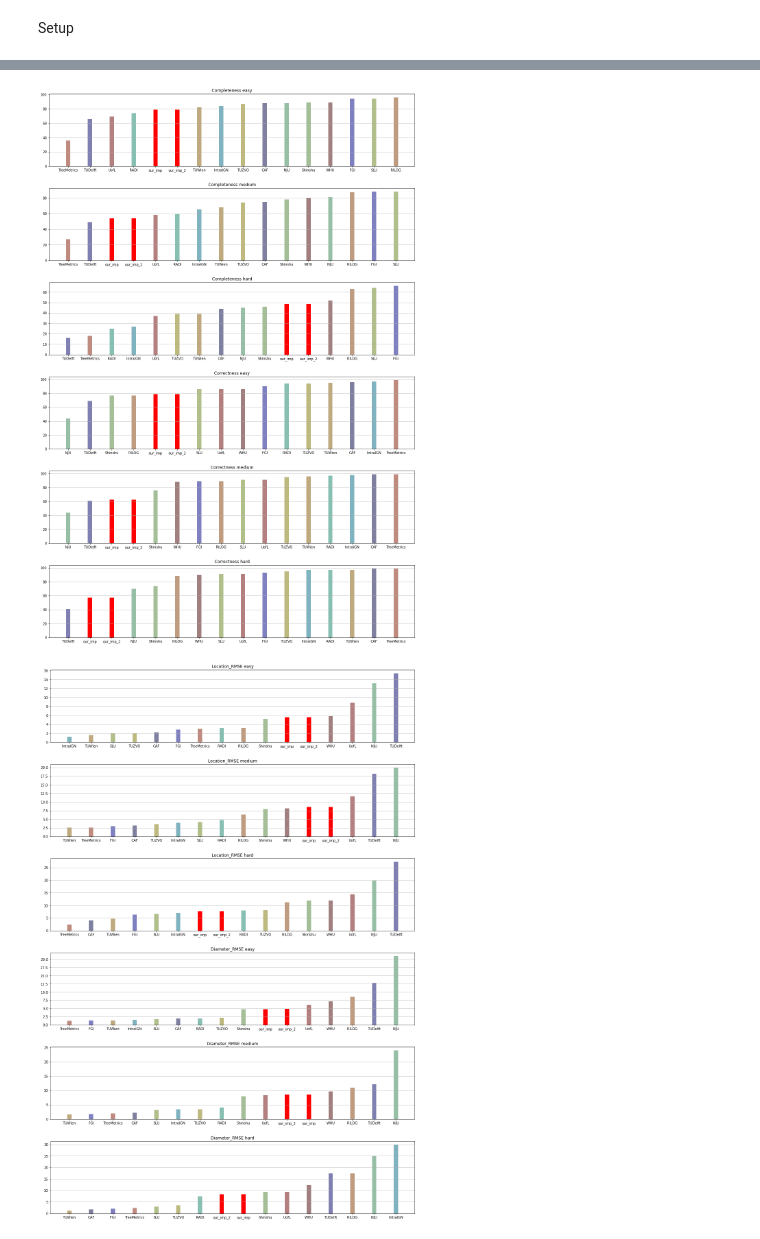
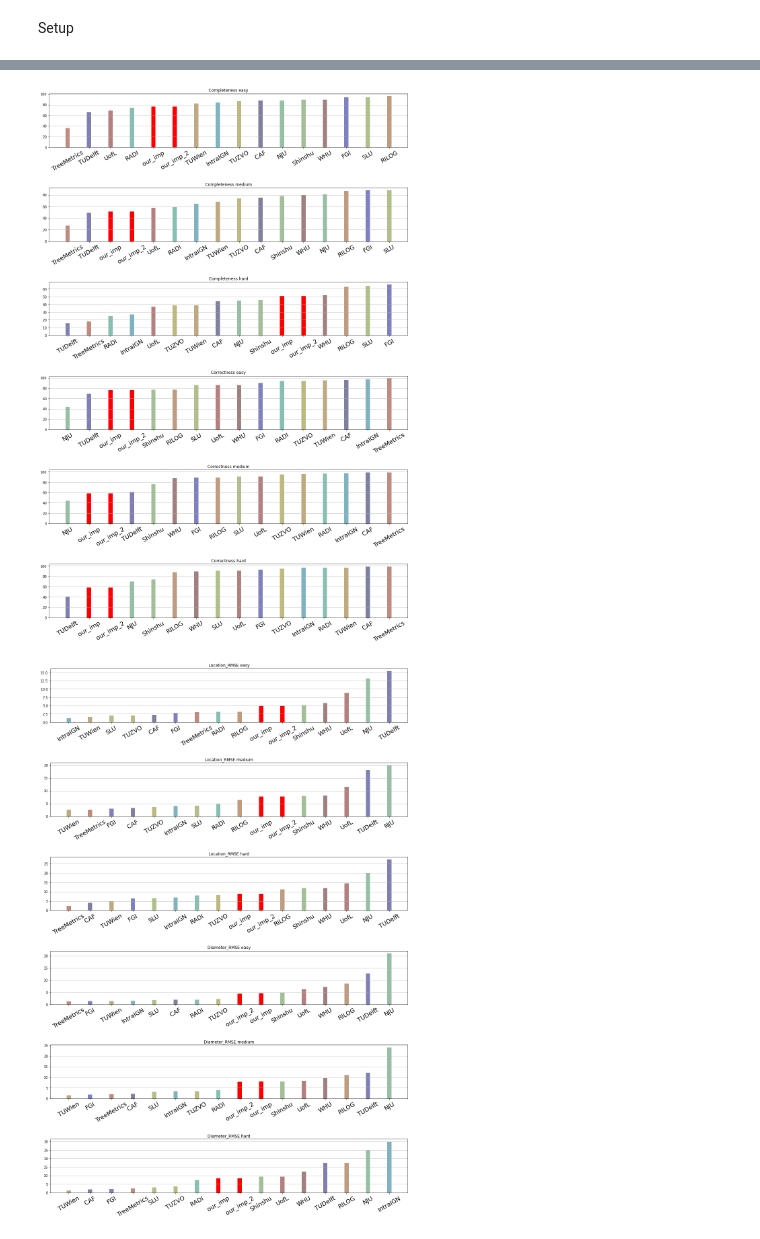
Before and after one commit to porteratzo/TreeTool, a Jupyter notebook: BenchmarkTreeTool.ipynb, the cells around one changed output, grey strips where cells are left out. Saved outputs shown, nothing was run; the diff lists cells and outputs as text; code cells hidden in the pictures.

```diff
--- a/BenchmarkTreeTool.ipynb
+++ b/BenchmarkTreeTool.ipynb
@@ -52,7 +48,8 @@ for number in range(1,7):
     max_distance=0.4,
     lowstems_height=5,
     cutstems_height=5,
-    search_radius=0.1)
+    search_radius=0.08,
+    searchRadius_cylinder=0.1)
     #####################################################
     print('Get ground truth')
     treedata = pd.read_csv('data/TLS_Benchmarking_Plot_' + str(number) + '_LHD.txt',sep = '\t',names = ['x','y','height','DBH'])
@@ -85,8 +82,8 @@ for number in range(1,7):
         if locationerror[-1]<0.4:
             diametererror.append(abs(Mysegmentor.finalstems[j]['model'][6]*2-TreeDict[i][2]))
             correctlocationerror.append(np.linalg.norm((Mysegmentor.finalstems[j]['model'][0:2]-TreeDict[i][0:2])))
-            diametererrorElipse.append(abs(Mysegmentor.finalstems[j]['Ellipse_diameter']-TreeDict[i][2]))
-            mindi = max(Mysegmentor.finalstems[j]['cylinder_diameter'],Mysegmentor.finalstems[j]['Ellipse_diameter'])
+            diametererrorElipse.append(abs(Mysegmentor.finalstems[j]['ellipse_diameter']-TreeDict[i][2]))
+            mindi = max(Mysegmentor.finalstems[j]['cylinder_diameter'],Mysegmentor.finalstems[j]['ellipse_diameter'])
             diametererrorComb.append(abs(mindi-TreeDict[i][2]))
 
     EvaluationMetrics['n_ref'].append(len(TreeDict))
@@ -219,31 +216,32 @@ for n,i in enumerate(alldata):
         plt.bar(sortmethods, sortnum
                 , color = sortcol, width = 0.2)
         plt.tight_layout(pad=3.0)
-
+        plt.xticks(rotation=30, fontsize=18)
         plt.grid(axis='y')
 plt.savefig('metricsnew.pdf',pad_inches = 0.1, bbox_inches='tight')
 # %% [output]
-[figure, old version]
+[figure, new version]
 # %%
 alldata = ['Location_RMSE', 'Diameter_RMSE']
 dificulties = ['easy', 'medium', 'hard']
 plt.figure(figsize=(16,46))
 for n,i in enumerate(alldata):
     for n2 in range(3):
         plt.subplot(12,1,n*3+n2+1)
         plt.title(i + ' ' + dificulties[n2])
         mine = np.mean(EvaluationMetrics[i][slice(n2,n2+2)])*100
         mine2 = np.mean(EvaluationMetrics2[i][slice(n2,n2+2)])*100
         #colors=['black', 'red', 'green', 'blue', 'cyan', 'magenta', 'yellow','black', 'red', 'green', 'blue', 'cyan', 'magenta', 'yellow']
         sortstuff = sorted(zip(Methods[0:3] + ['our_imp'] + ['our_imp_2'] + Methods[3:],BenchmarkMetrics[i][n2][0:3] + [mine] + [mine2] + BenchmarkMetrics[i][n2][3:],colors),key=lambda x:x[1])
         sortmethods = [i[0] for i in sortstuff]
         sortnum = [i[1] for i in sortstuff]
         sortcol = [i[2] for i in sortstuff]
         #plt.bar(np.arange(len(BenchmarkMetrics[i][n2])+1),BenchmarkMetrics[i][n2]+[mine])
         plt.bar(sortmethods, sortnum
                 , color = sortcol, width = 0.2)
         plt.tight_layout(pad=3.0)
         plt.grid(axis='y')
+        plt.xticks(rotation=30, fontsize=18)
 plt.savefig('metricsnew2.pdf',pad_inches = 0.1, bbox_inches='tight')
 # %% [output]
-[figure, old version]
+[figure, new version]
```
Also changed, not shown: parts of 2 cells of this notebook.
